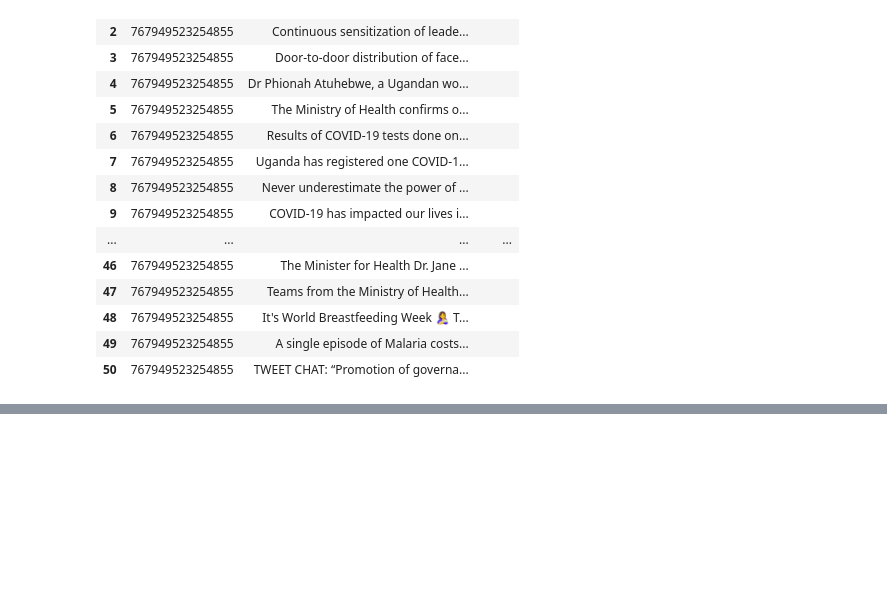
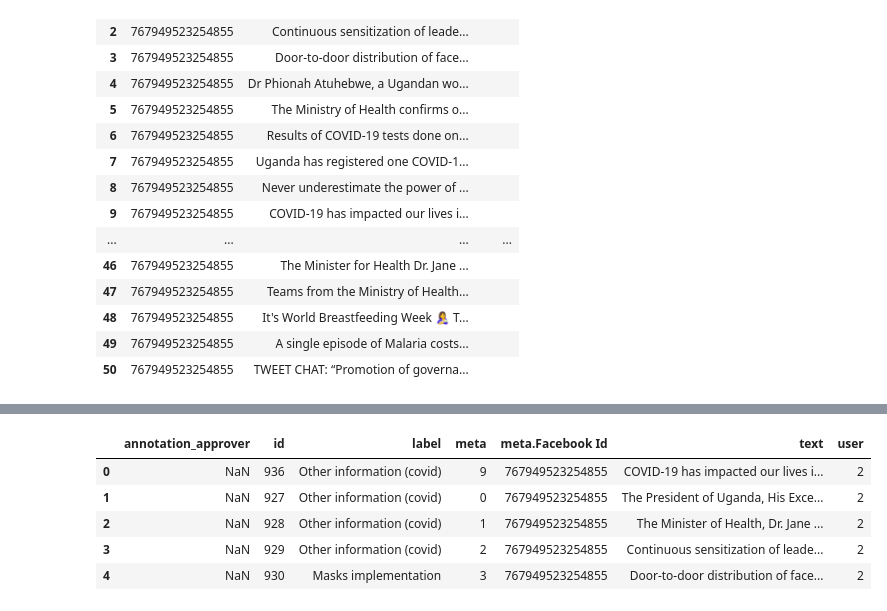
Before and after one commit to SunbirdAI/covid19-uganda-facebook-data-analysis, a Jupyter notebook: MoH page posts.ipynb, the cells around one changed output, grey strips where cells are left out. Cells and saved outputs as stored; diff of their text form; code cells hidden in the pictures; blank space fills up the shorter version.

```diff
--- a/MoH page posts.ipynb
+++ b/MoH page posts.ipynb
@@ -51,0 +64,12 @@ posts_for_annotation.to_csv('MoH-posts-for-annotation.csv')
+# %%
+post_types = {3:'New cases or deaths', 4:'Masks implementation',
+              5:'Other information (covid)', 6:'Other information (non-covid)'}
+annotated_posts['label'] = annotated_posts.label.map(post_types)
+annotated_posts.head()
+# %% [output]
+|  | annotation_approver | id | label | meta | meta.Facebook Id | text | user |
+| 0 | NaN | 936 | Other information (covid) | 9 | 767949523254855 | COVID-19 has impacted our lives i... | 2 |
+| 1 | NaN | 927 | Other information (covid) | 0 | 767949523254855 | The President of Uganda, His Exce... | 2 |
+| 2 | NaN | 928 | Other information (covid) | 1 | 767949523254855 | The Minister of Health, Dr. Jane ... | 2 |
+| 3 | NaN | 929 | Other information (covid) | 2 | 767949523254855 | Continuous sensitization of leade... | 2 |
+| 4 | NaN | 930 | Masks implementation | 3 | 767949523254855 | Door-to-door distribution of face... | 2 |
```
Also changed, not shown: parts of 3 cells of this notebook.
